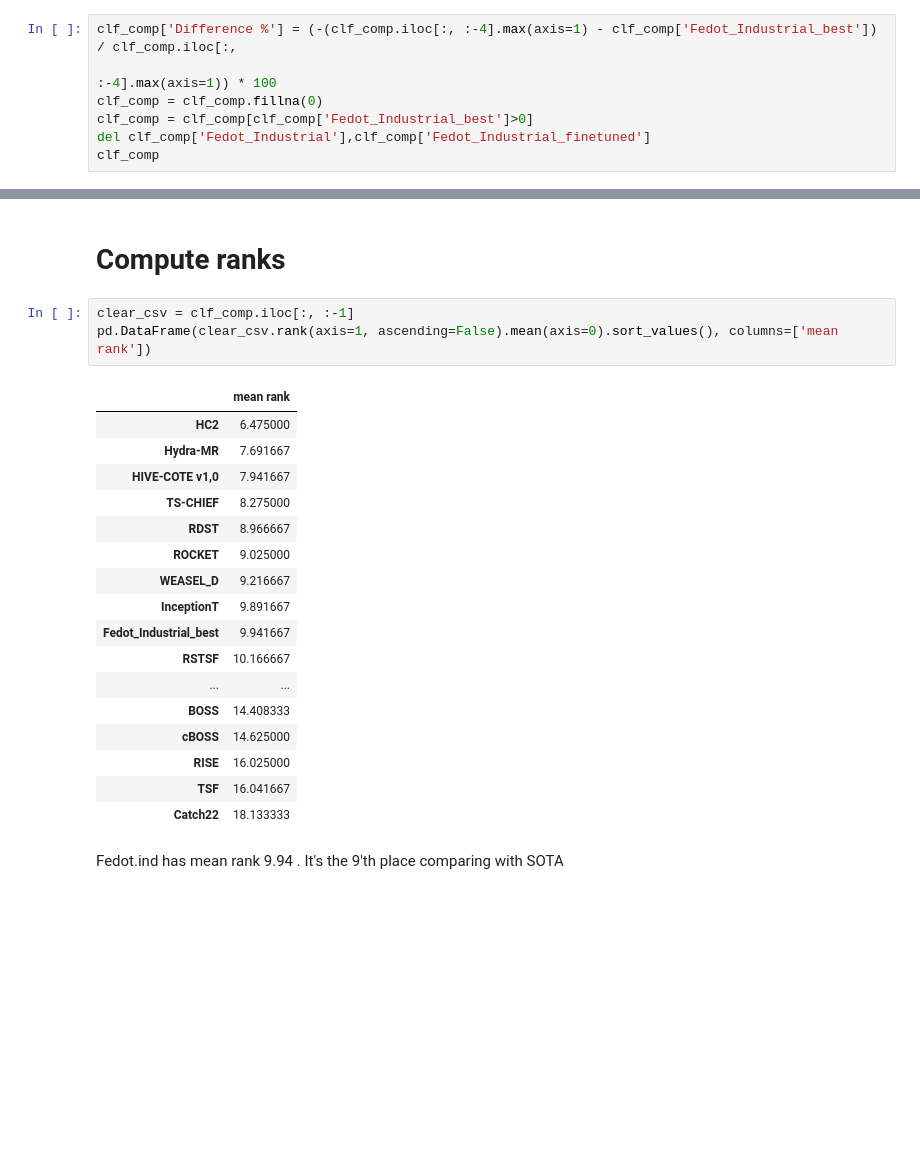
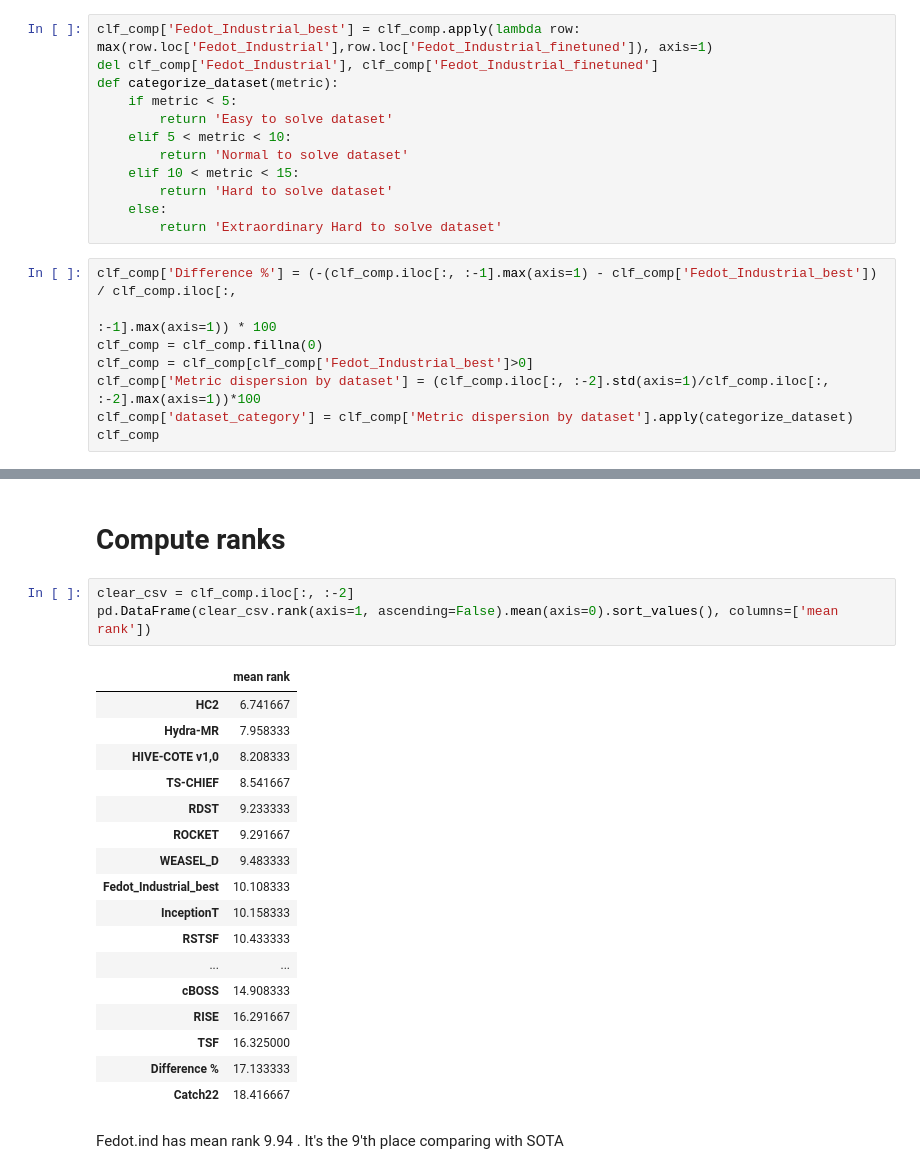
Before and after one commit to aimclub/Fedot.Industrial, a Jupyter notebook: examples/benchmark_example/analysis of results/analysis_uni_clf.ipynb, the cells around one changed output, grey strips where cells are left out. Drawn from its saved outputs; the diff is of its cells as text; blank space fills up the shorter version.

```diff
--- a/examples/benchmark_example/analysis of results/analysis_uni_clf.ipynb
+++ b/examples/benchmark_example/analysis of results/analysis_uni_clf.ipynb
@@ -32,9 +28,22 @@ clf_comp['Fedot_Industrial_best'] = clf_comp.apply(lambda row: max(row.loc['Fedo
+# %%
+clf_comp['Fedot_Industrial_best'] = clf_comp.apply(lambda row: max(row.loc['Fedot_Industrial'],row.loc['Fedot_Industrial_finetuned']), axis=1)
+del clf_comp['Fedot_Industrial'], clf_comp['Fedot_Industrial_finetuned']
+def categorize_dataset(metric):
+    if metric < 5:
+        return 'Easy to solve dataset'
+    elif 5 < metric < 10:
+        return 'Normal to solve dataset'
+    elif 10 < metric < 15:
+        return 'Hard to solve dataset'
+    else:
+        return 'Extraordinary Hard to solve dataset'
 # %%
-clf_comp['Difference %'] = (-(clf_comp.iloc[:, :-4].max(axis=1) - clf_comp['Fedot_Industrial_best']) / clf_comp.iloc[:,
-                                                                                                 :-4].max(axis=1)) * 100
+clf_comp['Difference %'] = (-(clf_comp.iloc[:, :-1].max(axis=1) - clf_comp['Fedot_Industrial_best']) / clf_comp.iloc[:,
+                                                                                                 :-1].max(axis=1)) * 100
 clf_comp = clf_comp.fillna(0)
 clf_comp = clf_comp[clf_comp['Fedot_Industrial_best']>0]
-del clf_comp['Fedot_Industrial'],clf_comp['Fedot_Industrial_finetuned']
+clf_comp['Metric dispersion by dataset'] = (clf_comp.iloc[:, :-2].std(axis=1)/clf_comp.iloc[:, :-2].max(axis=1))*100
+clf_comp['dataset_category'] = clf_comp['Metric dispersion by dataset'].apply(categorize_dataset)
 clf_comp
 # %% [output]
 |  | FreshPRINCE | HC2 | Hydra-MR | InceptionT | PF | RDST | RSTSF | WEASEL_D | TS-CHIEF | ... |
@@ -58,26 +89,26 @@ clf_comp
 # %% [markdown]
 # Compute ranks
 # %%
-clear_csv = clf_comp.iloc[:, :-1]
+clear_csv = clf_comp.iloc[:, :-2]
 pd.DataFrame(clear_csv.rank(axis=1, ascending=False).mean(axis=0).sort_values(), columns=['mean rank'])
 # %% [output]
 |  | mean rank |
-| HC2 | 6.475000 |
-| Hydra-MR | 7.691667 |
-| HIVE-COTE v1,0 | 7.941667 |
-| TS-CHIEF | 8.275000 |
-| RDST | 8.966667 |
-| ROCKET | 9.025000 |
-| WEASEL_D | 9.216667 |
-| InceptionT | 9.891667 |
-| Fedot_Industrial_best | 9.941667 |
-| RSTSF | 10.166667 |
+| HC2 | 6.741667 |
+| Hydra-MR | 7.958333 |
+| HIVE-COTE v1,0 | 8.208333 |
+| TS-CHIEF | 8.541667 |
+| RDST | 9.233333 |
+| ROCKET | 9.291667 |
+| WEASEL_D | 9.483333 |
+| Fedot_Industrial_best | 10.108333 |
+| InceptionT | 10.158333 |
+| RSTSF | 10.433333 |
 | ... | ... |
-| BOSS | 14.408333 |
-| cBOSS | 14.625000 |
-| RISE | 16.025000 |
-| TSF | 16.041667 |
-| Catch22 | 18.133333 |
+| cBOSS | 14.908333 |
+| RISE | 16.291667 |
+| TSF | 16.325000 |
+| Difference % | 17.133333 |
+| Catch22 | 18.416667 |
 # %% [markdown]
 Fedot.ind has mean rank 9.94 . It's the 9'th place comparing with SOTA
 # %%
```
Also changed, not shown: parts of 6 cells of this notebook, 3 other files.
